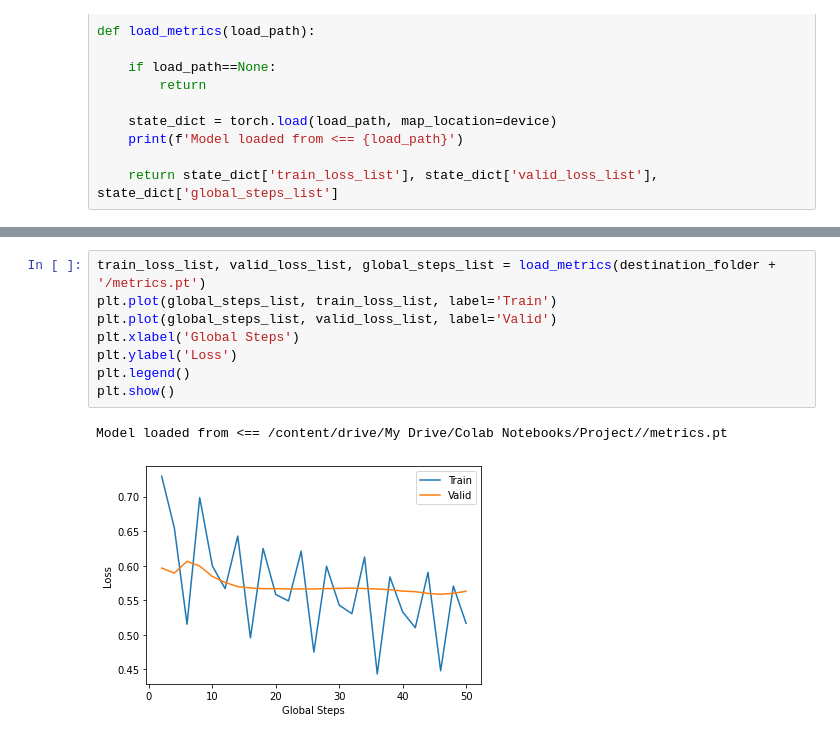
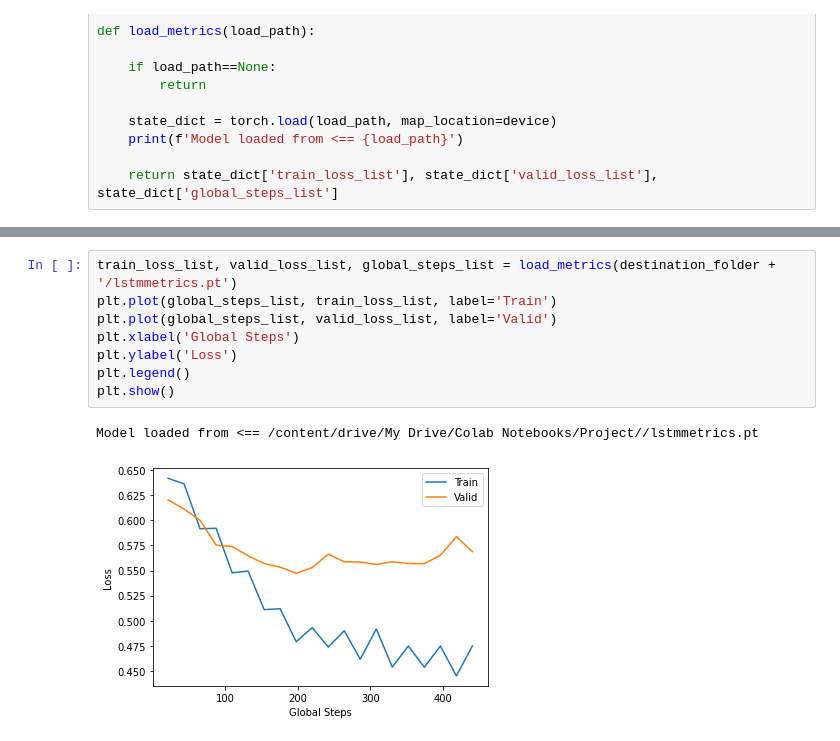
Before and after one commit to amygardiner/DataScienceProject, a Jupyter notebook: LSTM.ipynb, the cells around one changed output, grey strips where cells are left out. Saved outputs shown, nothing was run; the diff lists cells and outputs as text.

```diff
--- a/LSTM.ipynb
+++ b/LSTM.ipynb
@@ -302,12 +295,12 @@ Model saved to ==> /content/drive/My Drive/Colab Notebooks/Project//metrics.pt
 Finished Training!
 # %%
-train_loss_list, valid_loss_list, global_steps_list = load_metrics(destination_folder + '/metrics.pt')
+train_loss_list, valid_loss_list, global_steps_list = load_metrics(destination_folder + '/lstmmetrics.pt')
 plt.plot(global_steps_list, train_loss_list, label='Train')
 plt.plot(global_steps_list, valid_loss_list, label='Valid')
 plt.xlabel('Global Steps')
 plt.ylabel('Loss')
 plt.legend()
 plt.show()
 # %% [output]
-Model loaded from <== /content/drive/My Drive/Colab Notebooks/Project//metrics.pt
+Model loaded from <== /content/drive/My Drive/Colab Notebooks/Project//lstmmetrics.pt
-[figure, old version]
+[figure, new version]
```
Also changed, not shown: parts of 6 cells of this notebook.
